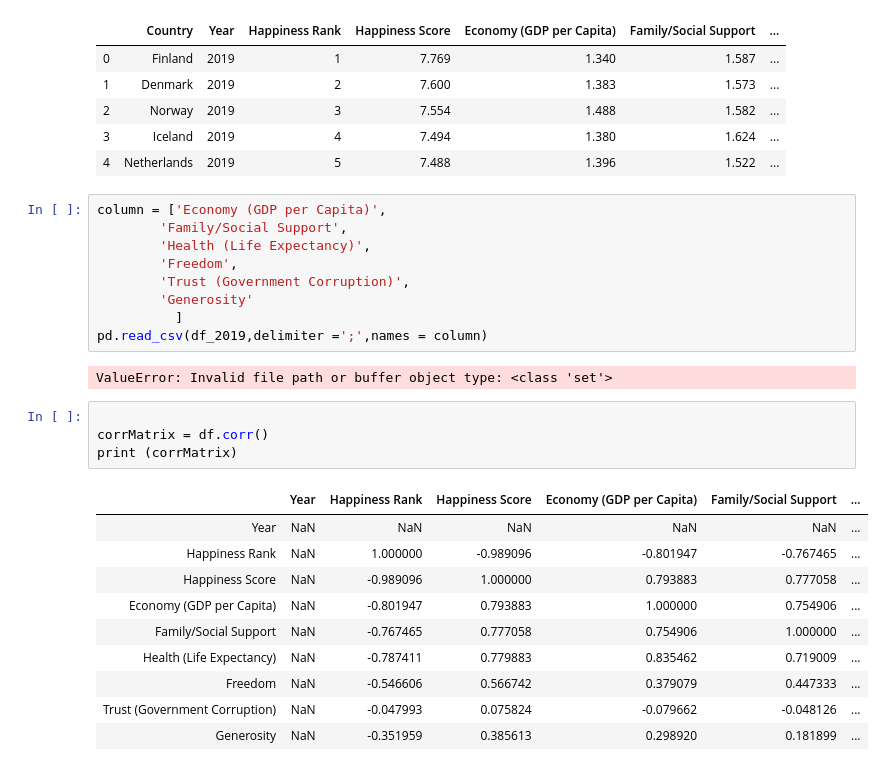
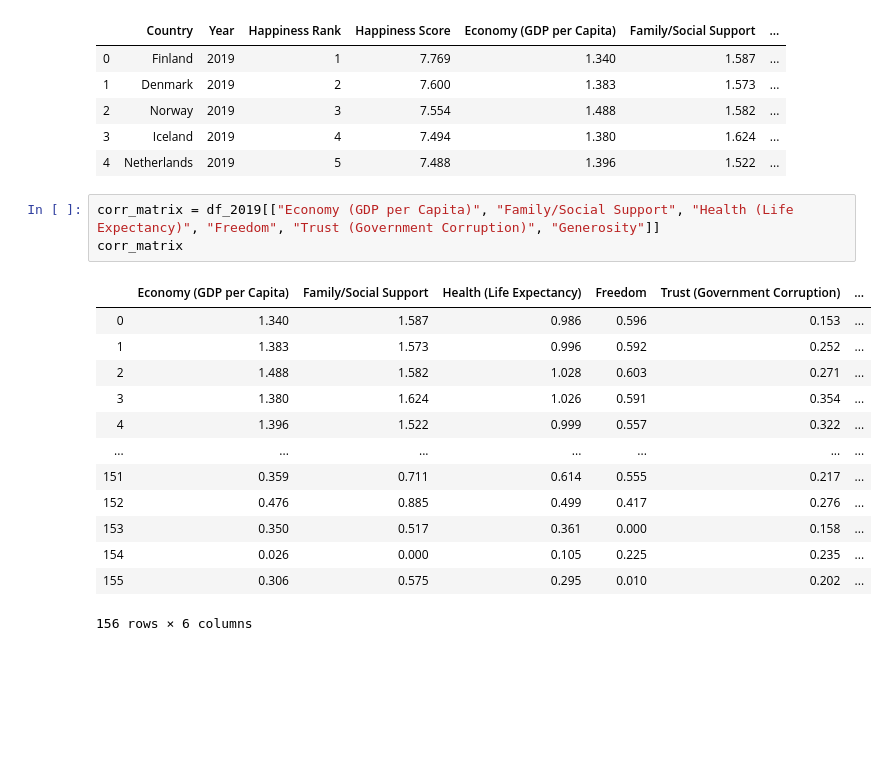
Before and after one commit to Monalipatel/Project-1-, a Jupyter notebook: Corr_matrix.ipynb, the cells around one changed output. Drawn from its saved outputs; the diff is of its cells as text; blank space fills up the shorter version.

```diff
--- a/Corr_matrix.ipynb
+++ b/Corr_matrix.ipynb
@@ -16,30 +16,21 @@ df_2019.head()
 | 3 | Iceland | 2019 | 4 | 7.494 | 1.380 | 1.624 | ... |
 | 4 | Netherlands | 2019 | 5 | 7.488 | 1.396 | 1.522 | ... |
 # %%
-column = ['Economy (GDP per Capita)',
-        'Family/Social Support',
-        'Health (Life Expectancy)',
-        'Freedom',
-        'Trust (Government Corruption)',
-        'Generosity'
-          ]
-pd.read_csv(df_2019,delimiter =';',names = column)
+corr_matrix = df_2019[["Economy (GDP per Capita)", "Family/Social Support", "Health (Life Expectancy)", "Freedom", "Trust (Government Corruption)", "Generosity"]]
+corr_matrix
 # %% [output]
+|  | Economy (GDP per Capita) | Family/Social Support | Health (Life Expectancy) | Freedom | Trust (Government Corruption) | ... |
+| 0 | 1.340 | 1.587 | 0.986 | 0.596 | 0.153 | ... |
+| 1 | 1.383 | 1.573 | 0.996 | 0.592 | 0.252 | ... |
+| 2 | 1.488 | 1.582 | 1.028 | 0.603 | 0.271 | ... |
+| 3 | 1.380 | 1.624 | 1.026 | 0.591 | 0.354 | ... |
+| 4 | 1.396 | 1.522 | 0.999 | 0.557 | 0.322 | ... |
+| ... | ... | ... | ... | ... | ... | ... |
+| 151 | 0.359 | 0.711 | 0.614 | 0.555 | 0.217 | ... |
+| 152 | 0.476 | 0.885 | 0.499 | 0.417 | 0.276 | ... |
+| 153 | 0.350 | 0.517 | 0.361 | 0.000 | 0.158 | ... |
+| 154 | 0.026 | 0.000 | 0.105 | 0.225 | 0.235 | ... |
+| 155 | 0.306 | 0.575 | 0.295 | 0.010 | 0.202 | ... |
-ValueError: Invalid file path or buffer object type: <class 'set'>
+156 rows × 6 columns
-# %%
-
-corrMatrix = df.corr()
-print (corrMatrix)
-# %% [output]
-|  | Year | Happiness Rank | Happiness Score | Economy (GDP per Capita) | Family/Social Support | ... |
-| Year | NaN | NaN | NaN | NaN | NaN | ... |
-| Happiness Rank | NaN | 1.000000 | -0.989096 | -0.801947 | -0.767465 | ... |
-| Happiness Score | NaN | -0.989096 | 1.000000 | 0.793883 | 0.777058 | ... |
-| Economy (GDP per Capita) | NaN | -0.801947 | 0.793883 | 1.000000 | 0.754906 | ... |
-| Family/Social Support | NaN | -0.767465 | 0.777058 | 0.754906 | 1.000000 | ... |
-| Health (Life Expectancy) | NaN | -0.787411 | 0.779883 | 0.835462 | 0.719009 | ... |
-| Freedom | NaN | -0.546606 | 0.566742 | 0.379079 | 0.447333 | ... |
-| Trust (Government Corruption) | NaN | -0.047993 | 0.075824 | -0.079662 | -0.048126 | ... |
-| Generosity | NaN | -0.351959 | 0.385613 | 0.298920 | 0.181899 | ... |
 # %%
 corr_matrix.corr()
```
Also changed, not shown: parts of 4 cells of this notebook, 8 other files.
